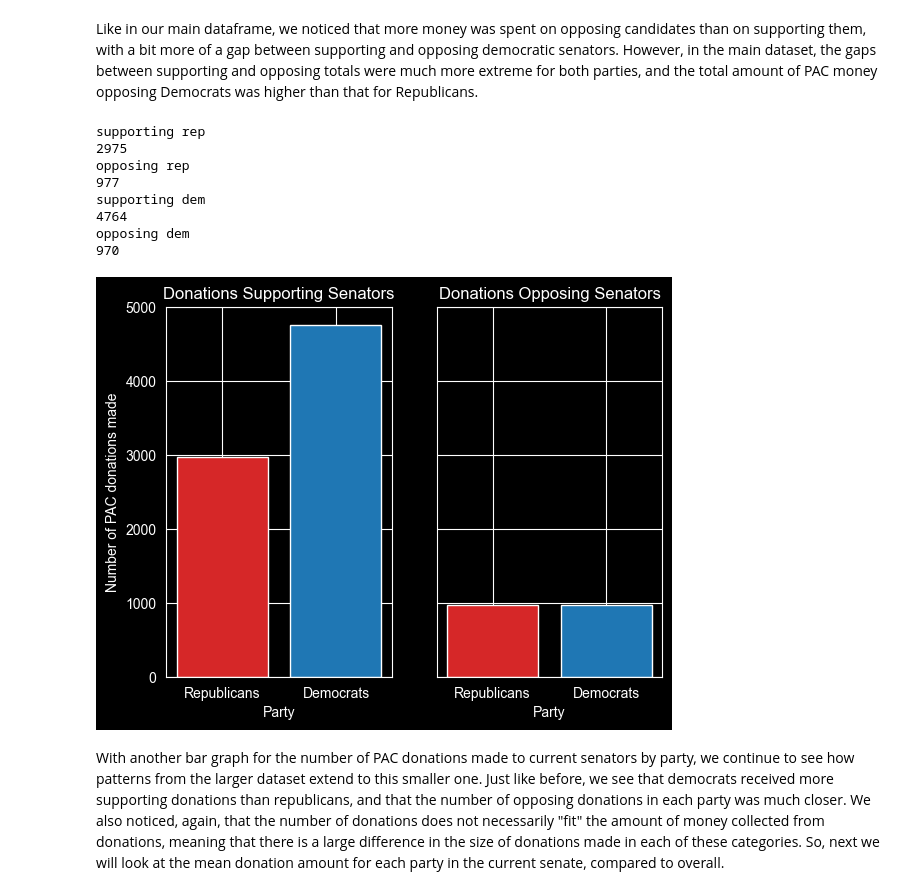
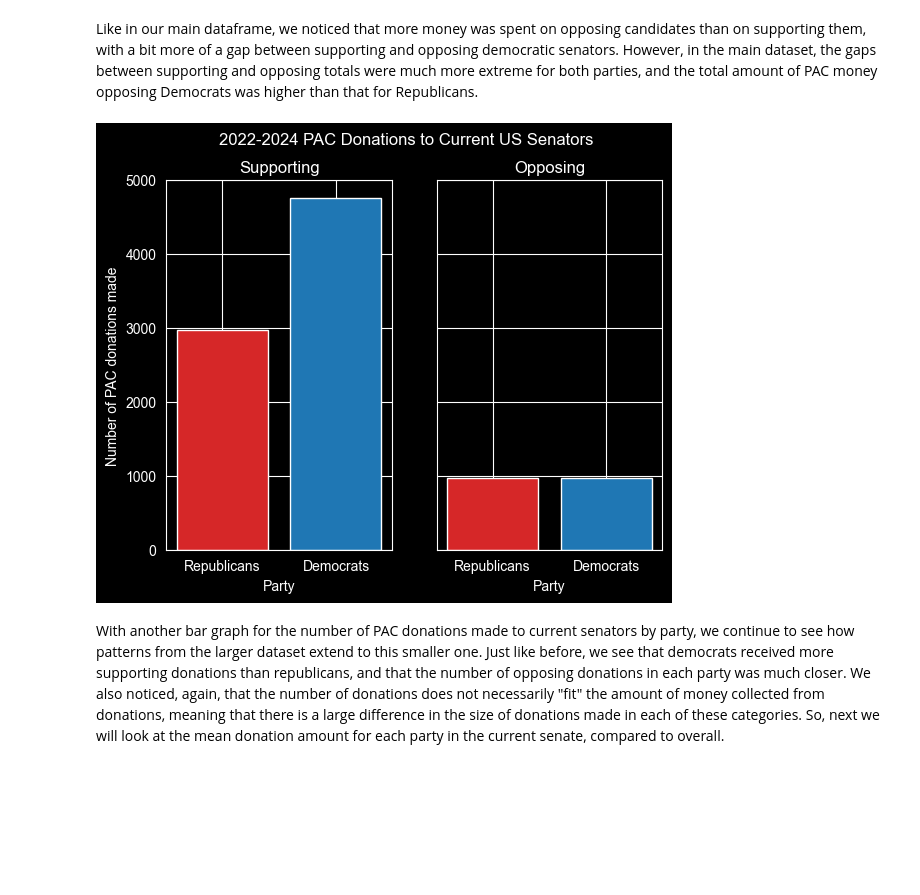
Before and after one commit to magicdracon/Data-Science-Final-Project, a Jupyter notebook: main.ipynb, the cells around one changed output. Drawn from its saved outputs; the diff is of its cells as text; code cells hidden in the pictures; blank space fills up the shorter version.

```diff
--- a/main.ipynb
+++ b/main.ipynb
@@ -1232,42 +1181,26 @@ plt.show()
 Like in our main dataframe, we noticed that more money was spent on opposing candidates than on supporting them, with a bit more of a gap between supporting and opposing democratic senators.  However, in the main dataset, the gaps between supporting and opposing totals were much more extreme for both parties, and the total amount of PAC money opposing Democrats was higher than that for Republicans.
 # %%
 # bar graph for number of donations
-print("supporting rep")
 donations_supporting_rep = republican_current_senators_df["supporting donations received"].sum()
-print(donations_supporting_rep)
-print("opposing rep")
 donations_opposing_rep = republican_current_senators_df["opposing donations received"].sum()
-print(donations_opposing_rep)
-
-print("supporting dem")
 donations_supporting_dem = democratic_current_senators_df["supporting donations received"].sum()
-print(donations_supporting_dem)
-print("opposing dem")
 donations_opposing_dem = democratic_current_senators_df["opposing donations received"].sum()
-print(donations_opposing_dem)
 
 fig, axs = plt.subplots(1, 2, sharey=True)
+fig.suptitle("2022-2024 PAC Donations to Current US Senators")
 axs[0].bar(["Republicans", "Democrats"], [donations_supporting_rep, donations_supporting_dem], color=['tab:red', 'tab:blue'])
-axs[0].set_title("Donations Supporting Senators")
+axs[0].set_title("Supporting")
 axs[0].set_xlabel("Party")
 axs[0].set_ylabel("Number of PAC donations made")
 axs[0].set_ylim(0,5000)
 
 axs[1].bar(["Republicans", "Democrats"], [donations_opposing_rep, donations_opposing_dem], color=['tab:red', 'tab:blue'])
-axs[1].set_title("Donations Opposing Senators")
+axs[1].set_title("Opposing")
 axs[1].set_xlabel("Party")
 axs[1].set_ylim(0,5000)
 
 plt.show()
 # %% [output]
-supporting rep
-2975
-opposing rep
-977
-supporting dem
-4764
-opposing dem
-970
-[figure, old version]
+[figure, new version]
 # %% [markdown]
 With another bar graph for the number of PAC donations made to current senators by party, we continue to see how patterns from the larger dataset extend to this smaller one.  Just like before, we see that democrats received more supporting donations than republicans, and that the number of opposing donations in each party was much closer.  We also noticed, again, that the number of donations does not necessarily "fit" the amount of money collected from donations, meaning that there is a large difference in the size of donations made in each of these categories.  So, next we will look at the mean donation amount for each party in the current senate, compared to overall.
```
Also changed, not shown: parts of 19 cells of this notebook, 1 other file.
